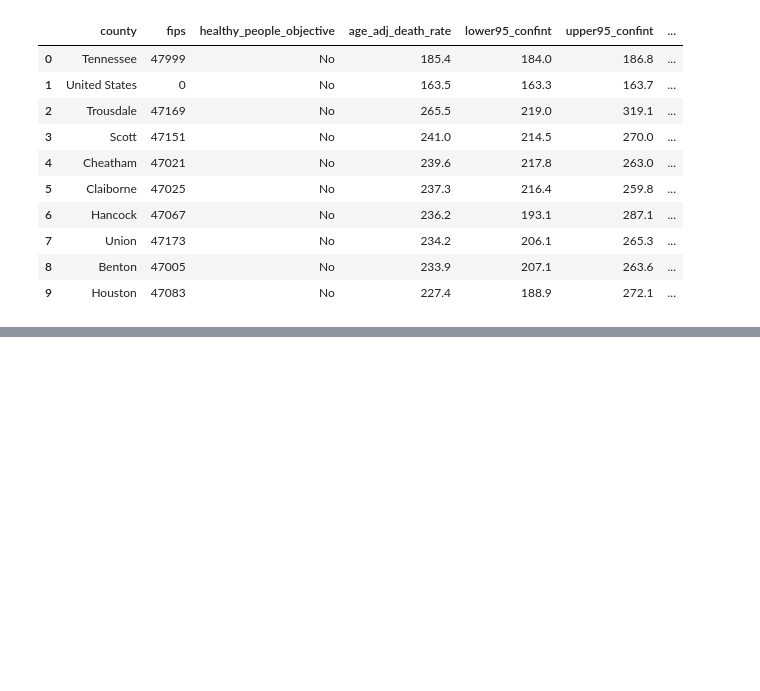
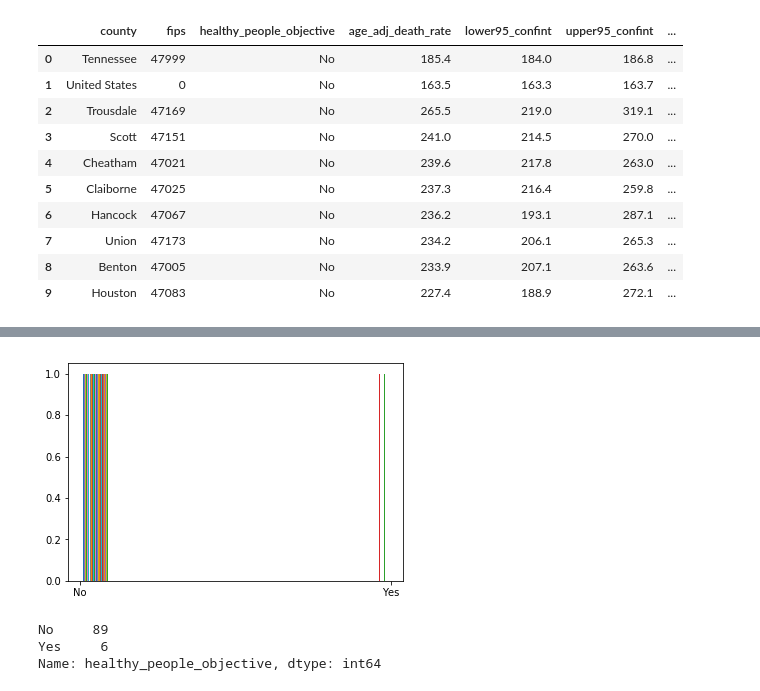
Before and after one commit to AriannaRigon/vanderbilt-aspire-data-essentials, a Jupyter notebook: ClassNotebook.ipynb, the cells around one changed output, grey strips where cells are left out. Cells and saved outputs as stored; diff of their text form; code cells hidden in the pictures; blank space fills up the shorter version.

```diff
--- a/ClassNotebook.ipynb
+++ b/ClassNotebook.ipynb
@@ -458,0 +597,15 @@ pop_and_cancer.head(150)
+# %%
+plt.hist(pop_and_cancer['healthy_people_objective'])
+#plt.xlabel(“5year death trend”)
+#plt.ylabel(“y-axis label”)
+#plt.title(“plot title”)
+plt.show()
+# %% [output]
+[figure, added]
+# %%
+#pop_and_cancer['healthy_people_objective'].isin(['Yes'])
+pop_and_cancer.healthy_people_objective.value_counts()
+# %% [output]
+No     89
+Yes     6
+Name: healthy_people_objective, dtype: int64
```
Also changed, not shown: parts of 48 cells of this notebook.
